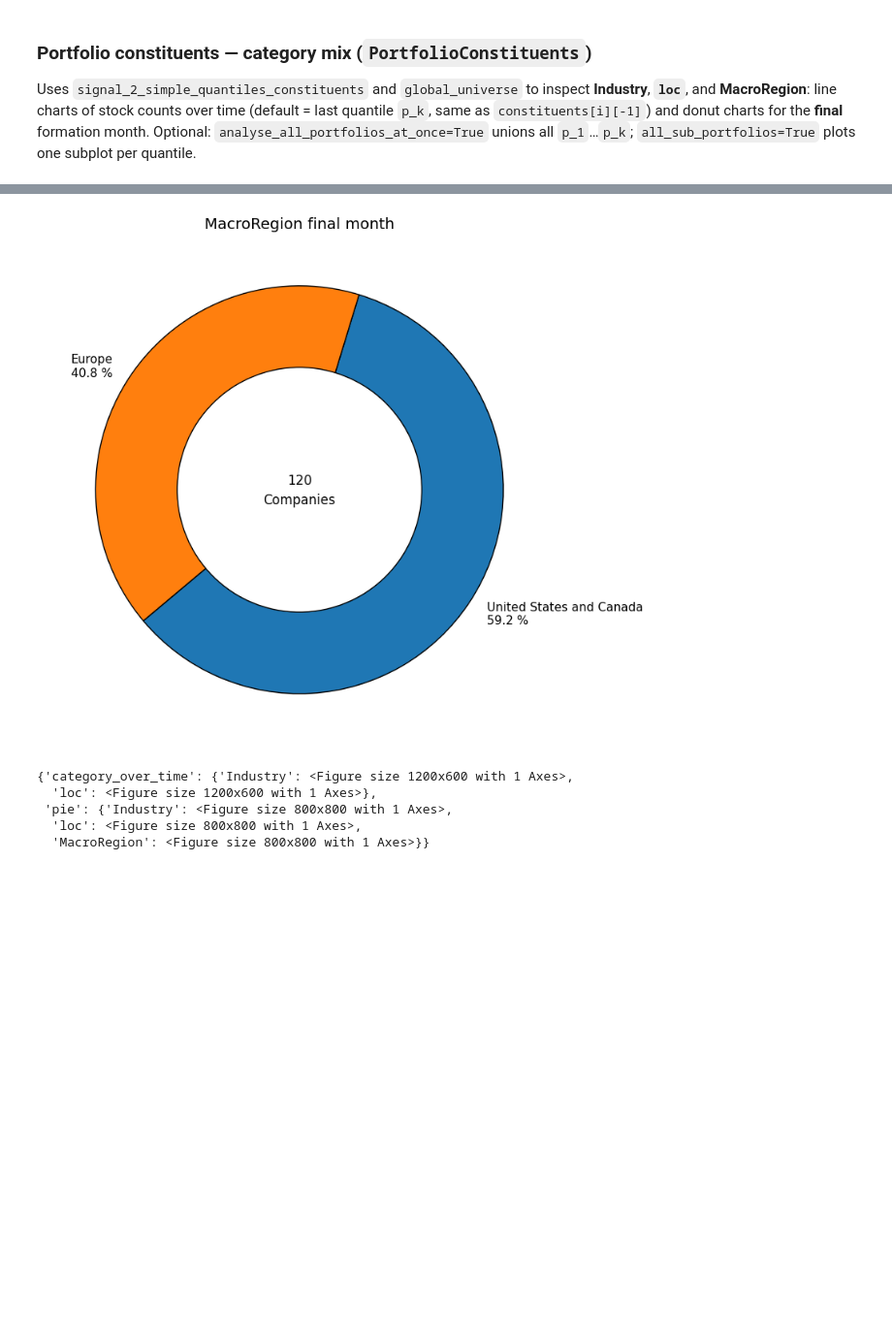
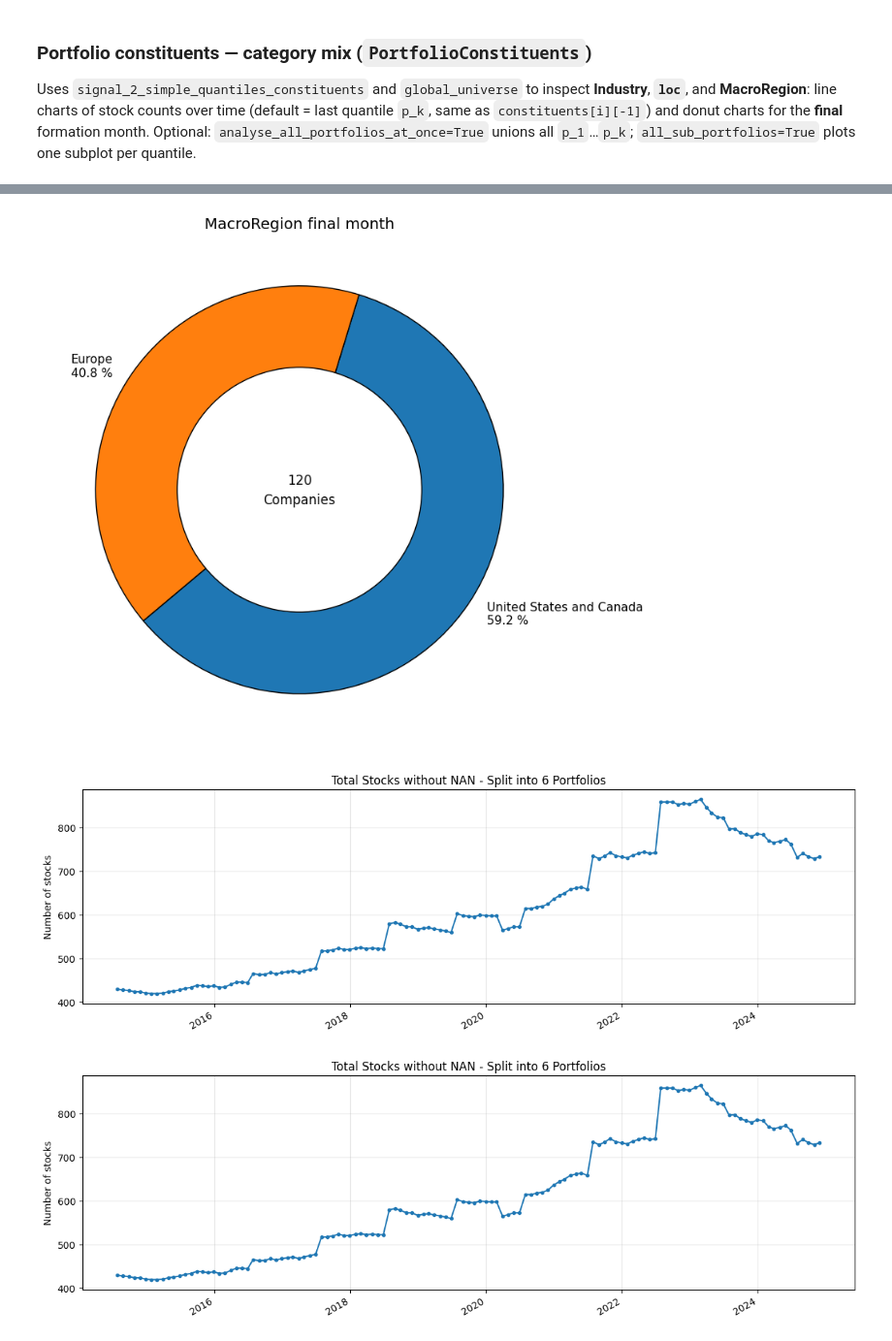
Before and after one commit to christy108/modular_fund_analysis, a Jupyter notebook: indices.ipynb, the cells around one changed output, grey strips where cells are left out. Shown at 97% size. Saved outputs shown, nothing was run; the diff lists cells and outputs as text; code cells hidden in the pictures; blank space fills up the shorter version.

```diff
--- a/indices.ipynb
+++ b/indices.ipynb
@@ -120,9 +118,6 @@ print("Industries:", lc['Industry'].unique())
 
 #FILTER for LC dataset
 
-if Filter_RealEstate_and_Financials == True:
-    lc = lc[lc["Industry"] != "Financial"]
-
 if execute_location_filters == True:
     lc = lc[lc['loc'].isin(loc_filter)]
 
@@ -505,7 +454,6 @@ fama_french = fama_french.drop(columns=['date'])
 # %%
 # MANUAL SETTINGS
 first_conditioning_set = 0       # this can be changed to implement momentum-like strategies
-        # number of quantiles for univariate sorting
 no_simple_extremes_quantiles = 1 # high and low portfolios
 take_extremes = False            # take extremes for high and low portfolios, everything else is considered neutral
 
@@ -514,25 +462,20 @@ global_universe_nan_mask = \
     global_returns.isna() | \
     global_signal_0.isna() | \
     global_signal_1.isna() | \
-    global_signal_2.isna() #| \
-    #global_esg.isna()
+    global_signal_2.isna()
+
 
 # Apply nan masks to focus on the same universe across different sorting variables
-# global_returns[global_universe_nan_mask]   = np.nan
+global_returns[global_universe_nan_mask]   = np.nan
 global_signal_0[global_universe_nan_mask]  = np.nan
 global_signal_1[global_universe_nan_mask]  = np.nan
 global_signal_2[global_universe_nan_mask]  = np.nan
-#global_emissions[global_universe_nan_mask] = np.nan
-#global_esg[global_universe_nan_mask]       = np.nan
-#global_ros_beta[global_universe_nan_mask]  = np.nan
+
 
 # Standardize the pivot tables
 global_signal_0  = standardize_pivot(global_signal_0, global_universe, cols_standardization)
 global_signal_1  = standardize_pivot(global_signal_1, global_universe, cols_standardization)
 global_signal_2  = standardize_pivot(global_signal_2, global_universe, cols_standardization)
-#global_emissions = standardize_pivot(global_emissions, global_universe, cols_standardization)
-# #global_esg       = standardize_pivot(global_esg, global_universe, cols_standardization)
-# global_ros_beta  = standardize_pivot(global_ros_beta, global_universe, cols_standardization)
 
 # Combined signal
 global_combined_signal_max_min = global_signal_2 - global_signal_0
@@ -1087,35 +921,34 @@ Uses `signal_2_simple_quantiles_constituents` and `global_universe` to inspect *
 # %%
 from IPython.display import display
 from functions.Portfolio_Constituents import PortfolioConstituents
 
 pc2 = PortfolioConstituents(
     signal_2_simple_quantiles_constituents,
     global_universe,
     portfolio_type="univariate_split",
 )
 
 
 
 
 _dates, wide_industry = pc2._counts_by_category_over_time(
     "Industry",
     portfolio_key=None,  # ignored when analyse_all_portfolios_at_once=True
     analyse_all_portfolios_at_once=False,
 )
 
 pc2.run_all_plots(save=True, show=True)
 
 # Options:
 #pc2.run_all_plots(analyse_all_portfolios_at_once=True, save=True, show=True)
 #pc2.run_all_plots(all_sub_portfolios=True, save=True, show=True)
+# Plot (like your snippet)
+pc2.total_stocks_over_time(title=f"Total Stocks without NAN - Split into {no_simple_quantiles} Portfolios")
 # %% [output]
 [figure]
 [figure]
 [figure]
 [figure]
 [figure]
-{'category_over_time': {'Industry': <Figure size 1200x600 with 1 Axes>,
-  'loc': <Figure size 1200x600 with 1 Axes>},
- 'pie': {'Industry': <Figure size 800x800 with 1 Axes>,
-  'loc': <Figure size 800x800 with 1 Axes>,
-  'MacroRegion': <Figure size 800x800 with 1 Axes>}}
+[figure, added]
+[figure, added]
```
Also changed, not shown: parts of 17 cells of this notebook, 6 other files.
